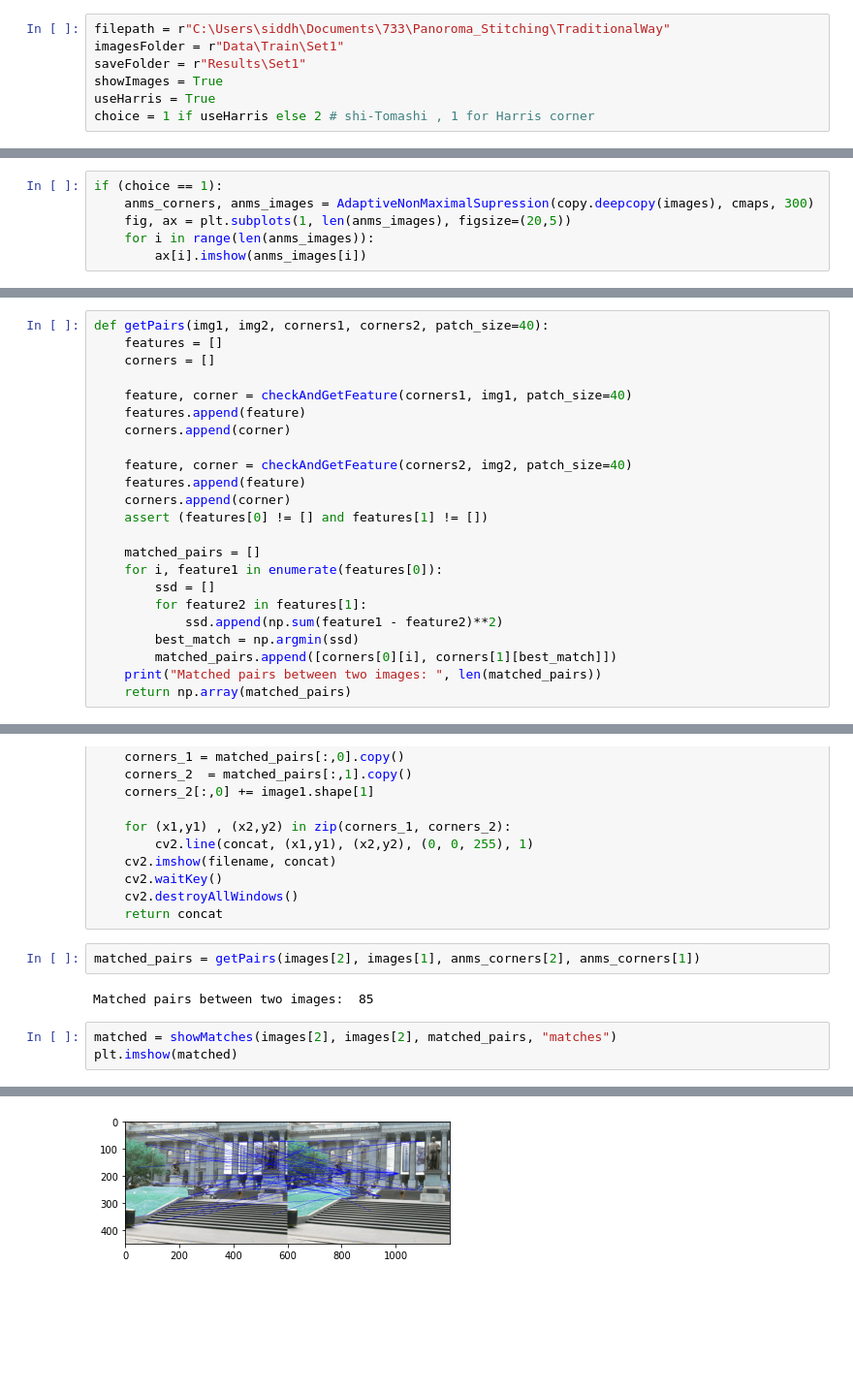
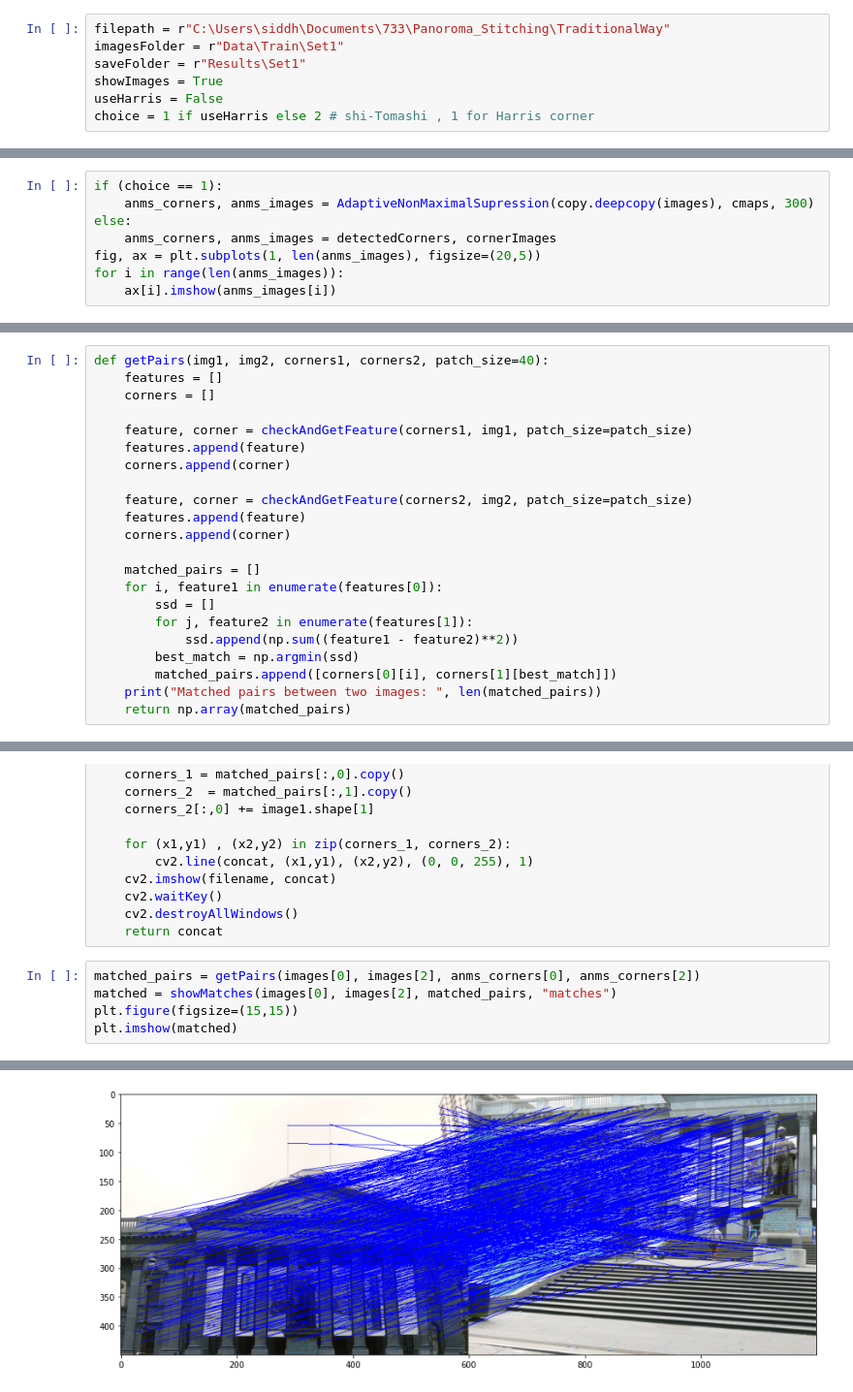
Before and after one commit to siddharthtelang/Panorama_Stitching, a Jupyter notebook: TraditionalWay/Code/stitch.ipynb, the cells around one changed output, grey strips where cells are left out. Shown at 97% size. Drawn from its saved outputs; the diff is of its cells as text; blank space fills up the shorter version.

```diff
--- a/TraditionalWay/Code/stitch.ipynb
+++ b/TraditionalWay/Code/stitch.ipynb
@@ -11,7 +11,7 @@ filepath = r"C:\Users\siddh\Documents\733\Panoroma_Stitching\TraditionalWay"
 imagesFolder = r"Data\Train\Set1"
 saveFolder = r"Results\Set1"
 showImages = True
-useHarris = True
+useHarris = False
 choice = 1 if useHarris else 2 # shi-Tomashi , 1 for Harris corner
 # %%
 # read the images
@@ -159,7 +159,9 @@ def AdaptiveNonMaximalSupression(images:list[np.ndarray], Cmaps:list[np.ndarray]
 # %%
 if (choice == 1):
     anms_corners, anms_images = AdaptiveNonMaximalSupression(copy.deepcopy(images), cmaps, 300)
-    fig, ax = plt.subplots(1, len(anms_images), figsize=(20,5))
-    for i in range(len(anms_images)):
-        ax[i].imshow(anms_images[i])
+else:
+    anms_corners, anms_images = detectedCorners, cornerImages
+fig, ax = plt.subplots(1, len(anms_images), figsize=(20,5))
+for i in range(len(anms_images)):
+    ax[i].imshow(anms_images[i])
 # %% [output]
@@ -194,20 +196,19 @@ def getPairs(img1, img2, corners1, corners2, patch_size=40):
     features = []
     corners = []
 
-    feature, corner = checkAndGetFeature(corners1, img1, patch_size=40)
+    feature, corner = checkAndGetFeature(corners1, img1, patch_size=patch_size)
     features.append(feature)
     corners.append(corner)
 
-    feature, corner = checkAndGetFeature(corners2, img2, patch_size=40)
+    feature, corner = checkAndGetFeature(corners2, img2, patch_size=patch_size)
     features.append(feature)
     corners.append(corner)
-    assert (features[0] != [] and features[1] != [])
 
     matched_pairs = []
     for i, feature1 in enumerate(features[0]):
         ssd = []
-        for feature2 in features[1]:
-            ssd.append(np.sum(feature1 - feature2)**2)
+        for j, feature2 in enumerate(features[1]):
+            ssd.append(np.sum((feature1 - feature2)**2))
         best_match = np.argmin(ssd)
         matched_pairs.append([corners[0][i], corners[1][best_match]])
     print("Matched pairs between two images: ", len(matched_pairs))
@@ -228,11 +229,9 @@ def showMatches(img1, img2, matched_pairs, filename):
     cv2.waitKey()
     cv2.destroyAllWindows()
     return concat
-# %%
-matched_pairs = getPairs(images[2], images[1], anms_corners[2], anms_corners[1])
-# %% [output]
-Matched pairs between two images:  85
 # %%
-matched = showMatches(images[2], images[2], matched_pairs, "matches")
+matched_pairs = getPairs(images[0], images[2], anms_corners[0], anms_corners[2])
+matched = showMatches(images[0], images[2], matched_pairs, "matches")
+plt.figure(figsize=(15,15))
 plt.imshow(matched)
 # %% [output]
@@ -240 +240 @@ plt.imshow(matched)
-[figure, old version]
+[figure, new version]
```
Also changed, not shown: parts of 8 cells of this notebook.
